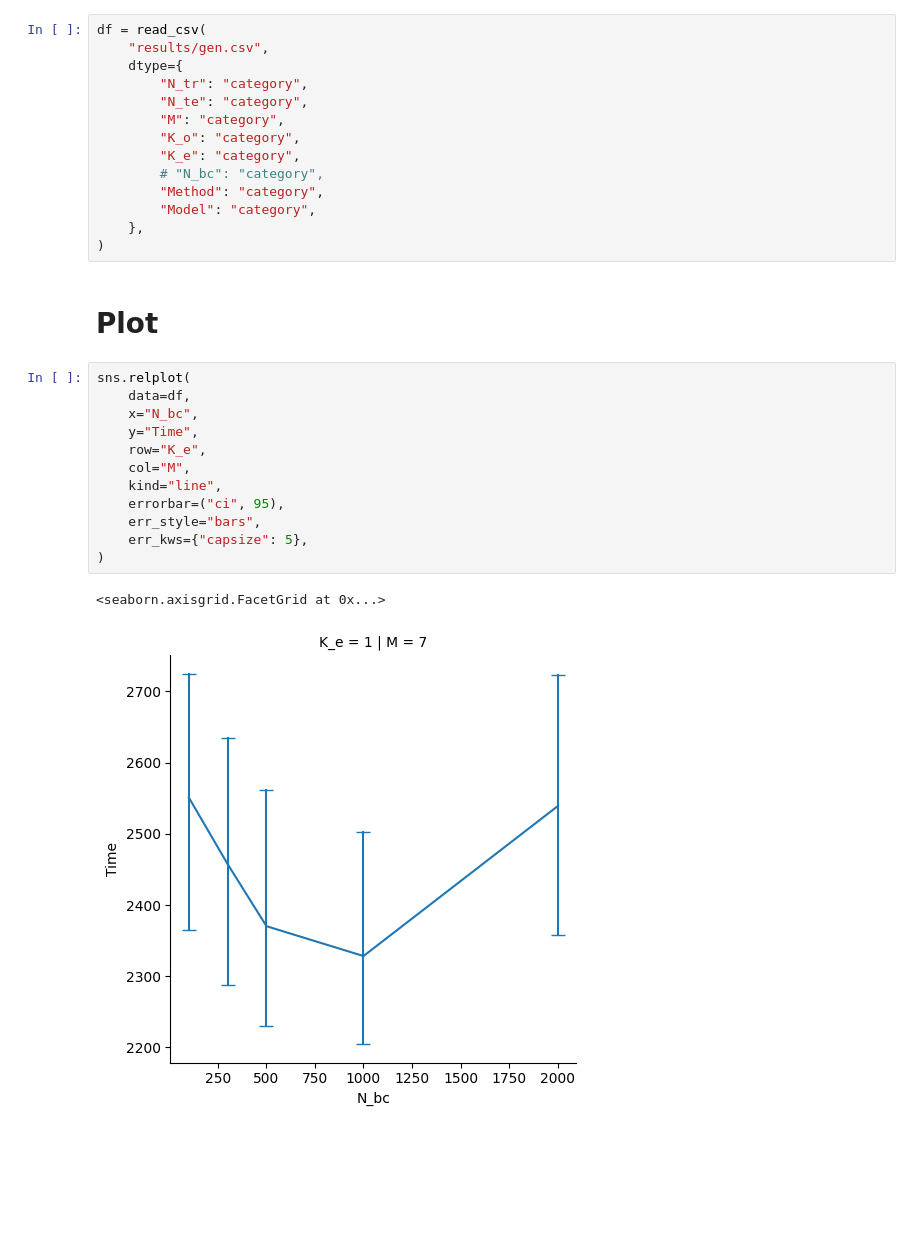
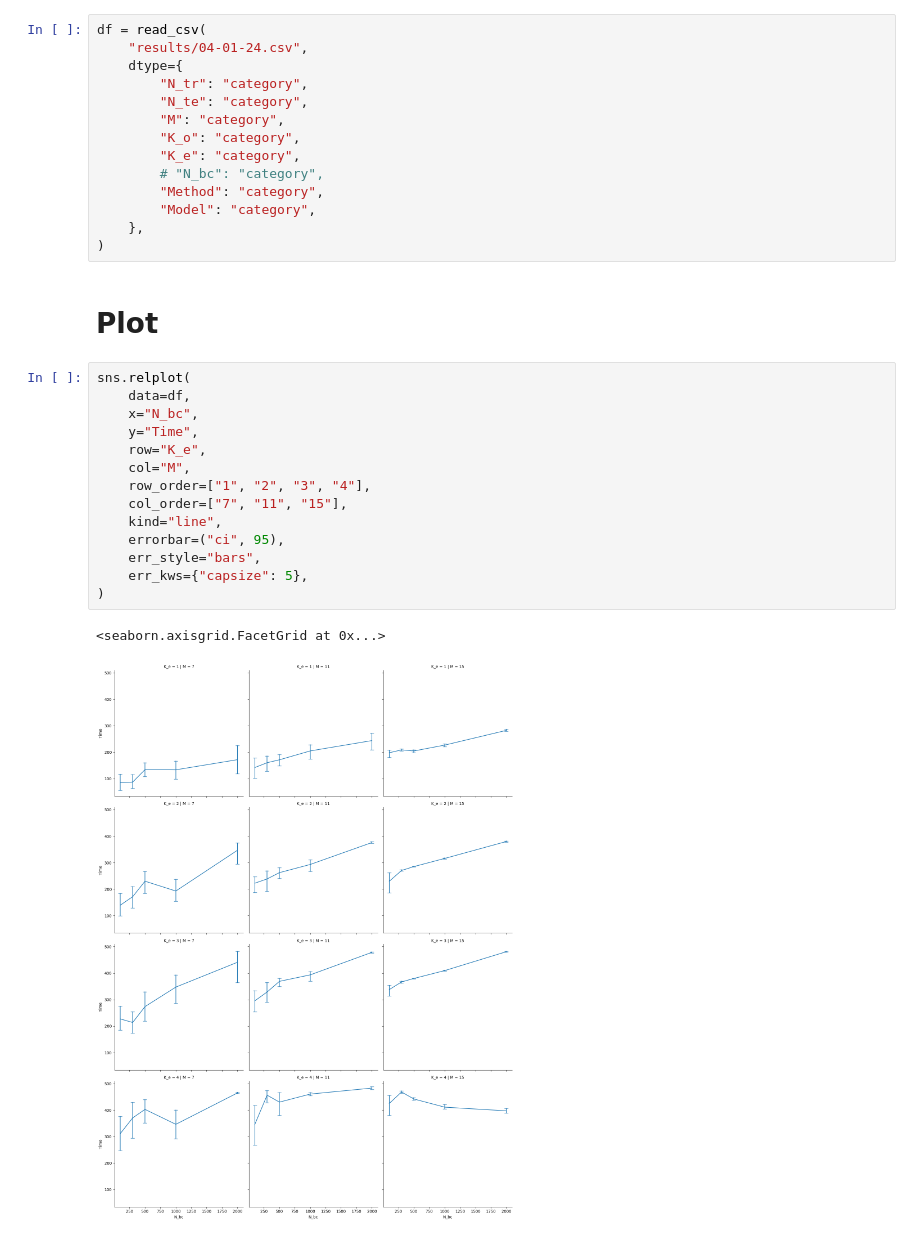
Before and after one commit to yjourdin/these, a Jupyter notebook: plot_results.ipynb, the cells around one changed output. Saved outputs shown, nothing was run; the diff lists cells and outputs as text; blank space fills up the shorter version.

```diff
--- a/plot_results.ipynb
+++ b/plot_results.ipynb
@@ -7,7 +7,7 @@ from pandas import read_csv
 # Read CSV
 # %%
 df = read_csv(
-    "results/gen.csv",
+    "results/04-01-24.csv",
     dtype={
         "N_tr": "category",
         "N_te": "category",
@@ -24,17 +24,19 @@ df = read_csv(
 # %%
 sns.relplot(
     data=df,
     x="N_bc",
     y="Time",
     row="K_e",
     col="M",
+    row_order=["1", "2", "3", "4"],
+    col_order=["7", "11", "15"],
     kind="line",
     errorbar=("ci", 95),
     err_style="bars",
     err_kws={"capsize": 5},
 )
 # %% [output]
 <seaborn.axisgrid.FacetGrid at 0x...>
-[figure, old version]
+[figure, new version]
 # %%
 sns.relplot(
```
Also changed, not shown: parts of 2 cells of this notebook.
